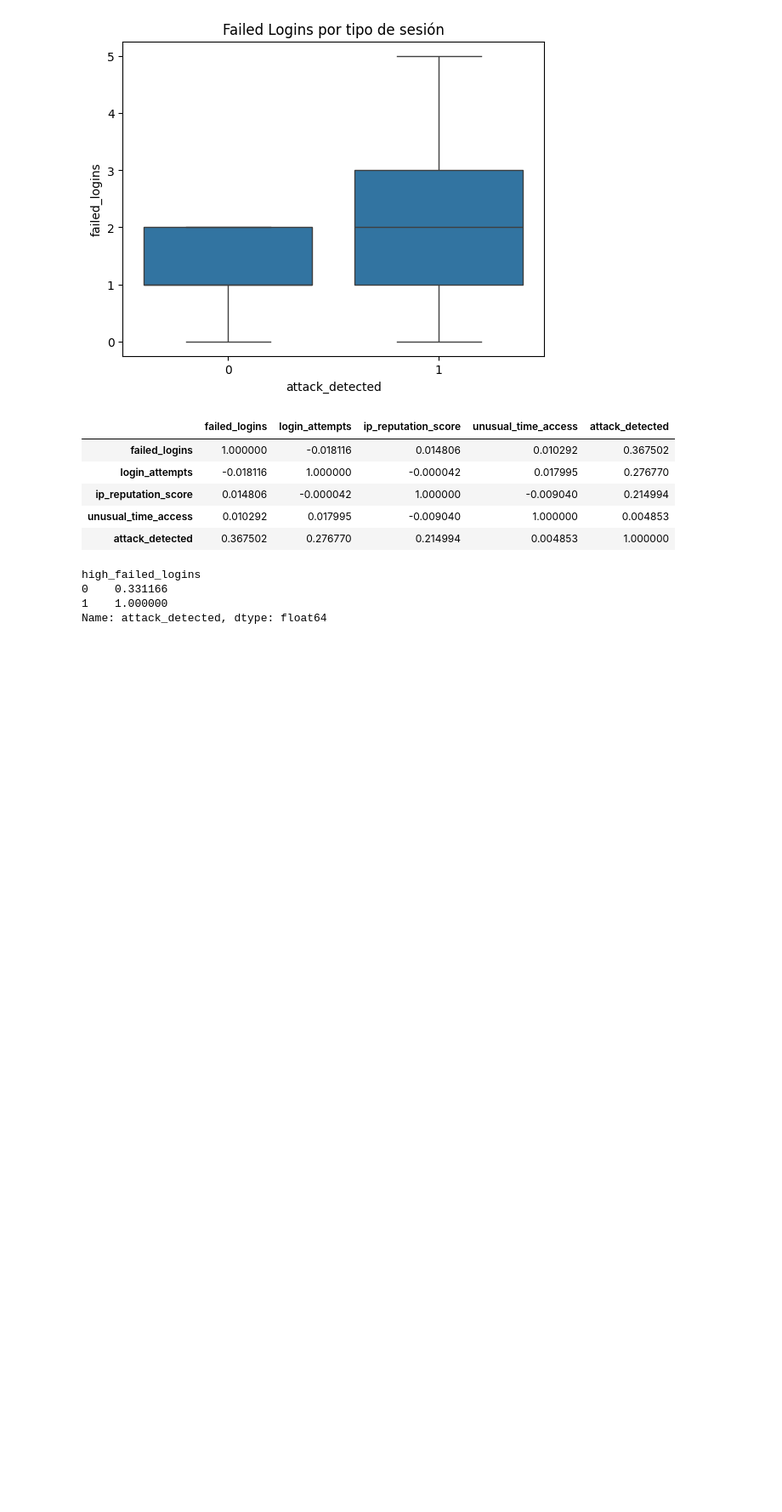
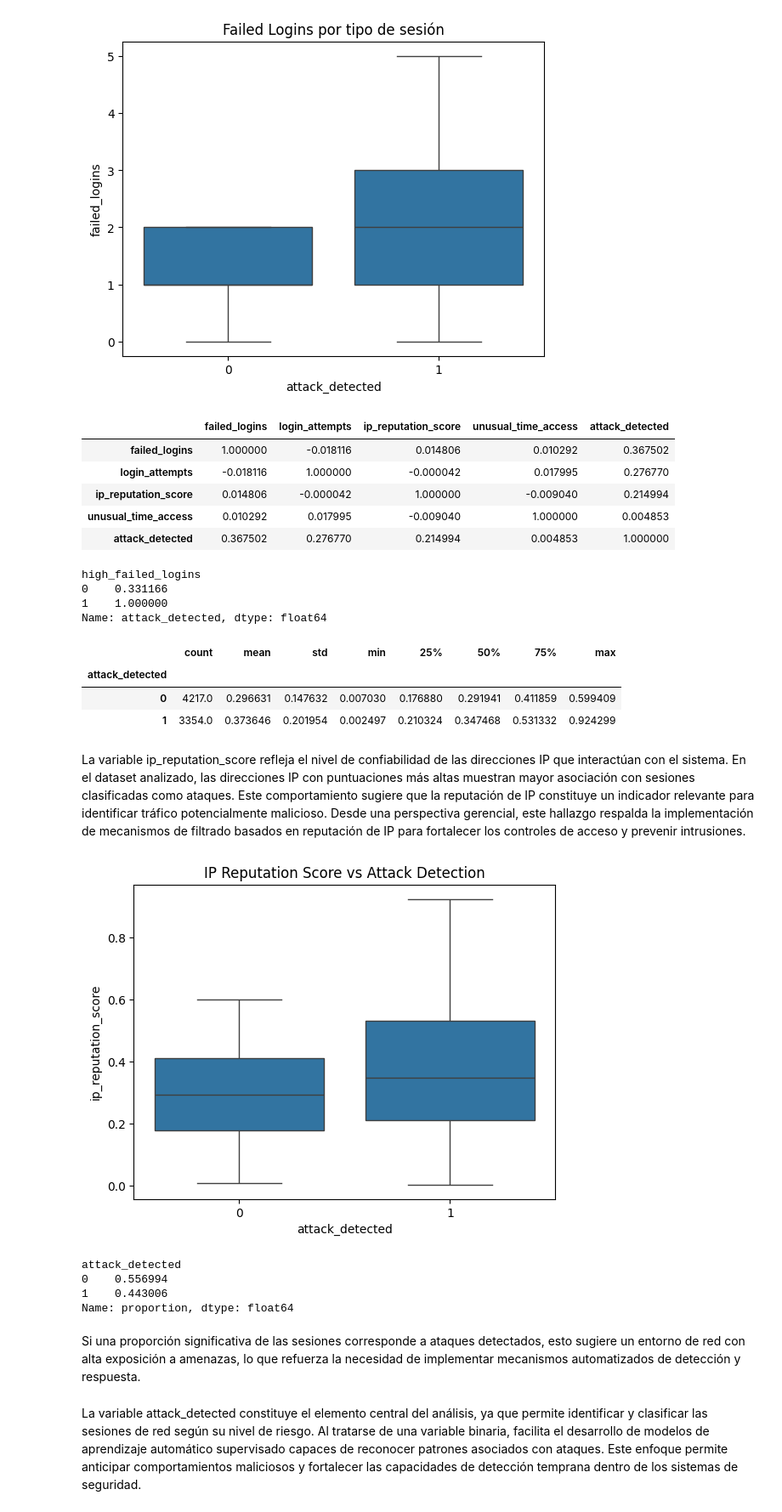
Before and after one commit to paularias652/Practica3Grupo5, a Jupyter notebook: Deber3.ipynb, the cells around one changed output. Shown at 85% size. Cells and saved outputs as stored; diff of their text form; code cells hidden in the pictures; blank space fills up the shorter version.

```diff
--- a/Deber3.ipynb
+++ b/Deber3.ipynb
@@ -270,3 +266,32 @@ high_failed_logins
 0    0.331166
 1    1.000000
 Name: attack_detected, dtype: float64
+# %%
+dfo.groupby('attack_detected')['ip_reputation_score'].describe()
+# %% [output]
+|  | count | mean | std | min | 25% | 50% | 75% | max |
+| attack_detected |  |  |  |  |  |  |  |  |
+| 0 | 4217.0 | 0.296631 | 0.147632 | 0.007030 | 0.176880 | 0.291941 | 0.411859 | 0.599409 |
+| 1 | 3354.0 | 0.373646 | 0.201954 | 0.002497 | 0.210324 | 0.347468 | 0.531332 | 0.924299 |
+# %% [markdown]
+La variable ip_reputation_score refleja el nivel de confiabilidad de las direcciones IP que interactúan con el sistema. En el dataset analizado, las direcciones IP con puntuaciones más altas muestran mayor asociación con sesiones clasificadas como ataques. Este comportamiento sugiere que la reputación de IP constituye un indicador relevante para identificar tráfico potencialmente malicioso. Desde una perspectiva gerencial, este hallazgo respalda la implementación de mecanismos de filtrado basados en reputación de IP para fortalecer los controles de acceso y prevenir intrusiones.
+# %%
+import seaborn as sns
+import matplotlib.pyplot as plt
+
+sns.boxplot(data=dfo, x='attack_detected', y='ip_reputation_score')
+plt.title("IP Reputation Score vs Attack Detection")
+plt.show()
+# %% [output]
+[figure, added]
+# %%
+dfo['attack_detected'].value_counts(normalize=True)
+# %% [output]
+attack_detected
+0    0.556994
+1    0.443006
+Name: proportion, dtype: float64
+# %% [markdown]
+Si una proporción significativa de las sesiones corresponde a ataques detectados, esto sugiere un entorno de red con alta exposición a amenazas, lo que refuerza la necesidad de implementar mecanismos automatizados de detección y respuesta.
+# %% [markdown]
+La variable attack_detected constituye el elemento central del análisis, ya que permite identificar y clasificar las sesiones de red según su nivel de riesgo. Al tratarse de una variable binaria, facilita el desarrollo de modelos de aprendizaje automático supervisado capaces de reconocer patrones asociados con ataques. Este enfoque permite anticipar comportamientos maliciosos y fortalecer las capacidades de detección temprana dentro de los sistemas de seguridad.
```
Also changed, not shown: parts of 2 cells of this notebook.
